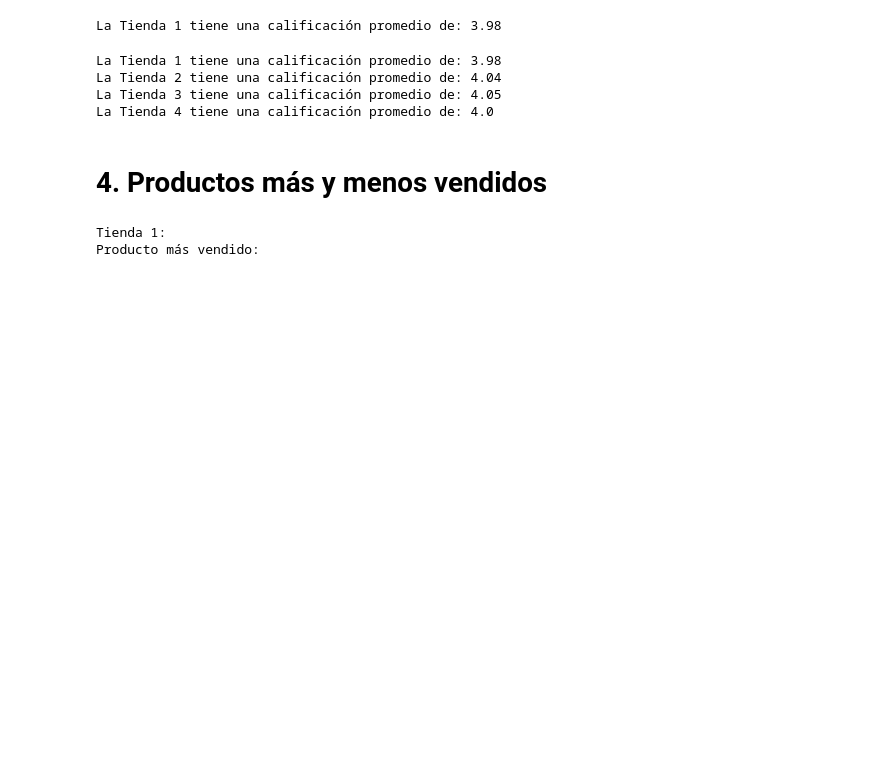
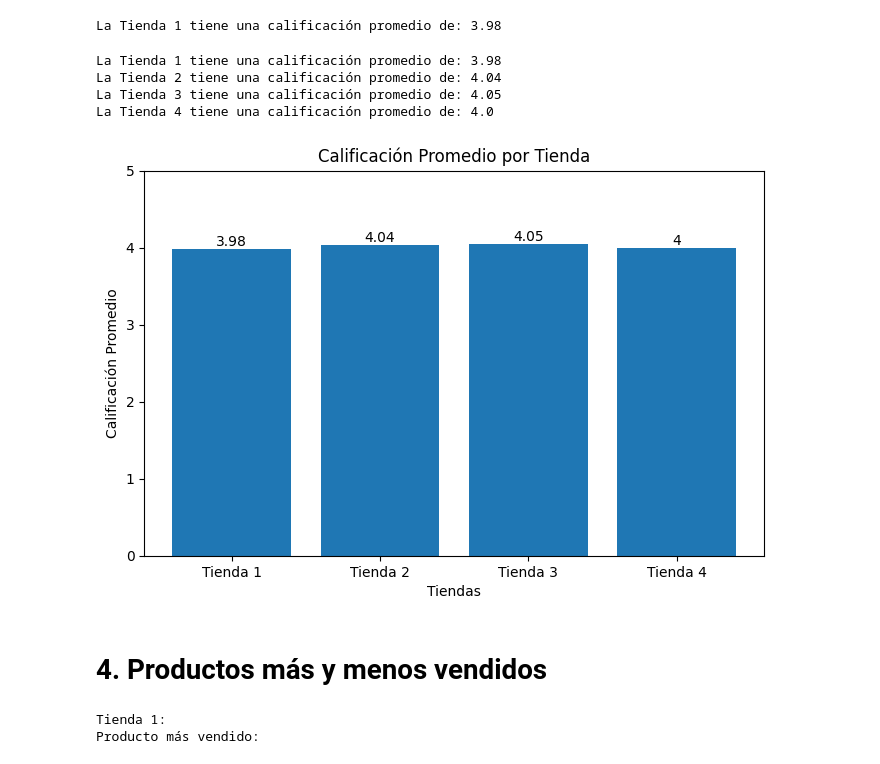
Before and after one commit to npssdu/challenge1-data-science-latam, a Jupyter notebook: AluraStoreLatam.ipynb, the cells around one changed output. Cells and saved outputs as stored; diff of their text form; code cells hidden in the pictures; blank space fills up the shorter version.

```diff
--- a/AluraStoreLatam.ipynb
+++ b/AluraStoreLatam.ipynb
@@ -215,6 +254,23 @@ La Tienda 1 tiene una calificación promedio de: 3.98
 La Tienda 2 tiene una calificación promedio de: 4.04
 La Tienda 3 tiene una calificación promedio de: 4.05
 La Tienda 4 tiene una calificación promedio de: 4.0
+# %%
+calificaciones_promedio_tienda = []
+
+for tienda in tiendas:
+  calificacion_tienda = calificacion(tienda)
+  calificaciones_promedio_tienda.append(calificacion_tienda)
+
+plt.figure(figsize=(8, 5))
+bars = plt.bar(tiendas_x, calificaciones_promedio_tienda)
+plt.title("Calificación Promedio por Tienda")
+plt.xlabel("Tiendas")
+plt.ylabel("Calificación Promedio")
+plt.ylim(0, 5) # Establece el límite del eje y de 0 a 5 para las calificaciones
+plt.bar_label(bars)
+plt.show()
+# %% [output]
+[figure, added]
 # %% [markdown]
 # 4. Productos más y menos vendidos
 # %%
```
Also changed, not shown: parts of 5 cells of this notebook.
